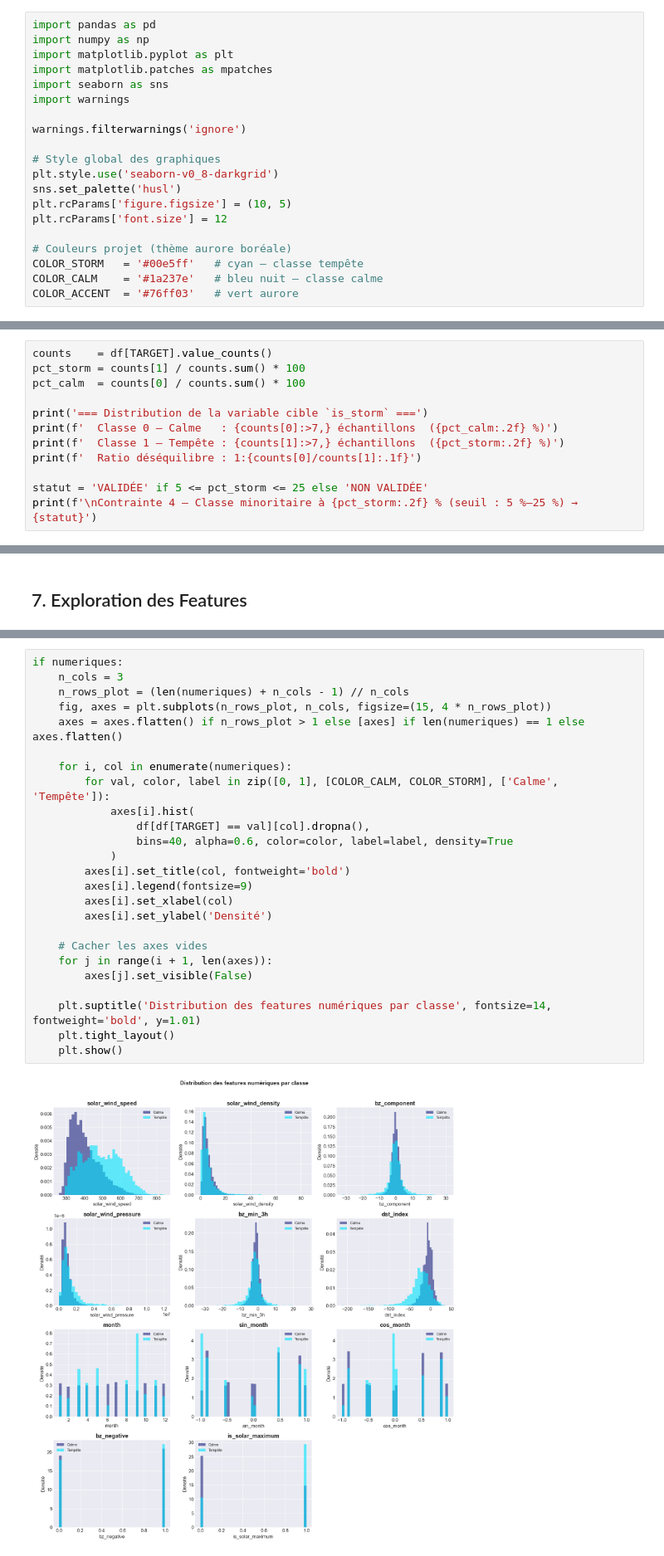
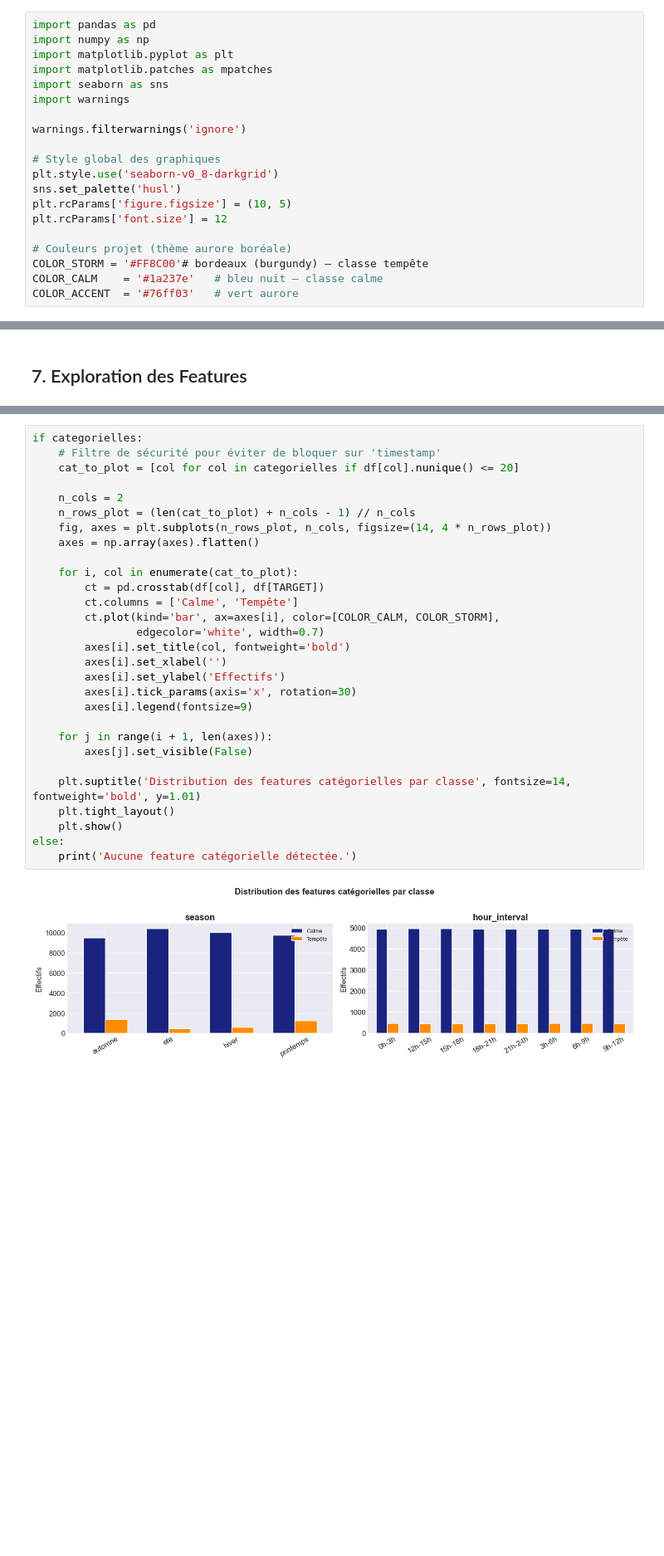
Before and after one commit to douae-rohand/PROJET_AURORAS, a Jupyter notebook: notebooks/01_discovery.ipynb, the cells around one changed output, grey strips where cells are left out. Shown at 83% size. Drawn from its saved outputs; the diff is of its cells as text; blank space fills up the shorter version.

```diff
--- a/notebooks/01_discovery.ipynb
+++ b/notebooks/01_discovery.ipynb
@@ -43,7 +46,7 @@ plt.rcParams['figure.figsize'] = (10, 5)
 plt.rcParams['font.size'] = 12
 
 # Couleurs projet (thème aurore boréale)
-COLOR_STORM   = '#00e5ff'   # cyan – classe tempête
+COLOR_STORM = '#FF8C00'# bordeaux (burgundy) – classe tempête
 COLOR_CALM    = '#1a237e'   # bleu nuit – classe calme
 COLOR_ACCENT  = '#76ff03'   # vert aurore
 # %% [markdown]
@@ -149,12 +182,0 @@ Contrainte 3 — Mix num./cat. →  VALIDÉE
-# %%
-counts    = df[TARGET].value_counts()
-pct_storm = counts[1] / counts.sum() * 100
-pct_calm  = counts[0] / counts.sum() * 100
-
-print('=== Distribution de la variable cible `is_storm` ===')
-print(f'  Classe 0 – Calme   : {counts[0]:>7,} échantillons  ({pct_calm:.2f} %)')
-print(f'  Classe 1 – Tempête : {counts[1]:>7,} échantillons  ({pct_storm:.2f} %)')
-print(f'  Ratio déséquilibre : 1:{counts[0]/counts[1]:.1f}')
-
-statut = 'VALIDÉE' if 5 <= pct_storm <= 25 else 'NON VALIDÉE'
-print(f'\nContrainte 4 — Classe minoritaire à {pct_storm:.2f} % (seuil : 5 %–25 %) → {statut}')
@@ -239,27 +301,31 @@ else:
 # %%
-if numeriques:
-    n_cols = 3
-    n_rows_plot = (len(numeriques) + n_cols - 1) // n_cols
-    fig, axes = plt.subplots(n_rows_plot, n_cols, figsize=(15, 4 * n_rows_plot))
-    axes = axes.flatten() if n_rows_plot > 1 else [axes] if len(numeriques) == 1 else axes.flatten()
+if categorielles:
+    # Filtre de sécurité pour éviter de bloquer sur 'timestamp'
+    cat_to_plot = [col for col in categorielles if df[col].nunique() <= 20]
 
-    for i, col in enumerate(numeriques):
-        for val, color, label in zip([0, 1], [COLOR_CALM, COLOR_STORM], ['Calme', 'Tempête']):
-            axes[i].hist(
-                df[df[TARGET] == val][col].dropna(),
-                bins=40, alpha=0.6, color=color, label=label, density=True
-            )
+    n_cols = 2
+    n_rows_plot = (len(cat_to_plot) + n_cols - 1) // n_cols
+    fig, axes = plt.subplots(n_rows_plot, n_cols, figsize=(14, 4 * n_rows_plot))
+    axes = np.array(axes).flatten()
+
+    for i, col in enumerate(cat_to_plot):
+        ct = pd.crosstab(df[col], df[TARGET])
+        ct.columns = ['Calme', 'Tempête']
+        ct.plot(kind='bar', ax=axes[i], color=[COLOR_CALM, COLOR_STORM],
+                edgecolor='white', width=0.7)
         axes[i].set_title(col, fontweight='bold')
+        axes[i].set_xlabel('')
+        axes[i].set_ylabel('Effectifs')
+        axes[i].tick_params(axis='x', rotation=30)
         axes[i].legend(fontsize=9)
-        axes[i].set_xlabel(col)
-        axes[i].set_ylabel('Densité')
 
-    # Cacher les axes vides
     for j in range(i + 1, len(axes)):
         axes[j].set_visible(False)
 
-    plt.suptitle('Distribution des features numériques par classe', fontsize=14, fontweight='bold', y=1.01)
+    plt.suptitle('Distribution des features catégorielles par classe', fontsize=14, fontweight='bold', y=1.01)
     plt.tight_layout()
     plt.show()
+else:
+    print('Aucune feature catégorielle détectée.')
 # %% [output]
-[figure, old version]
+[figure, new version]
```
Also changed, not shown: parts of 23 cells of this notebook, 6 other files.
